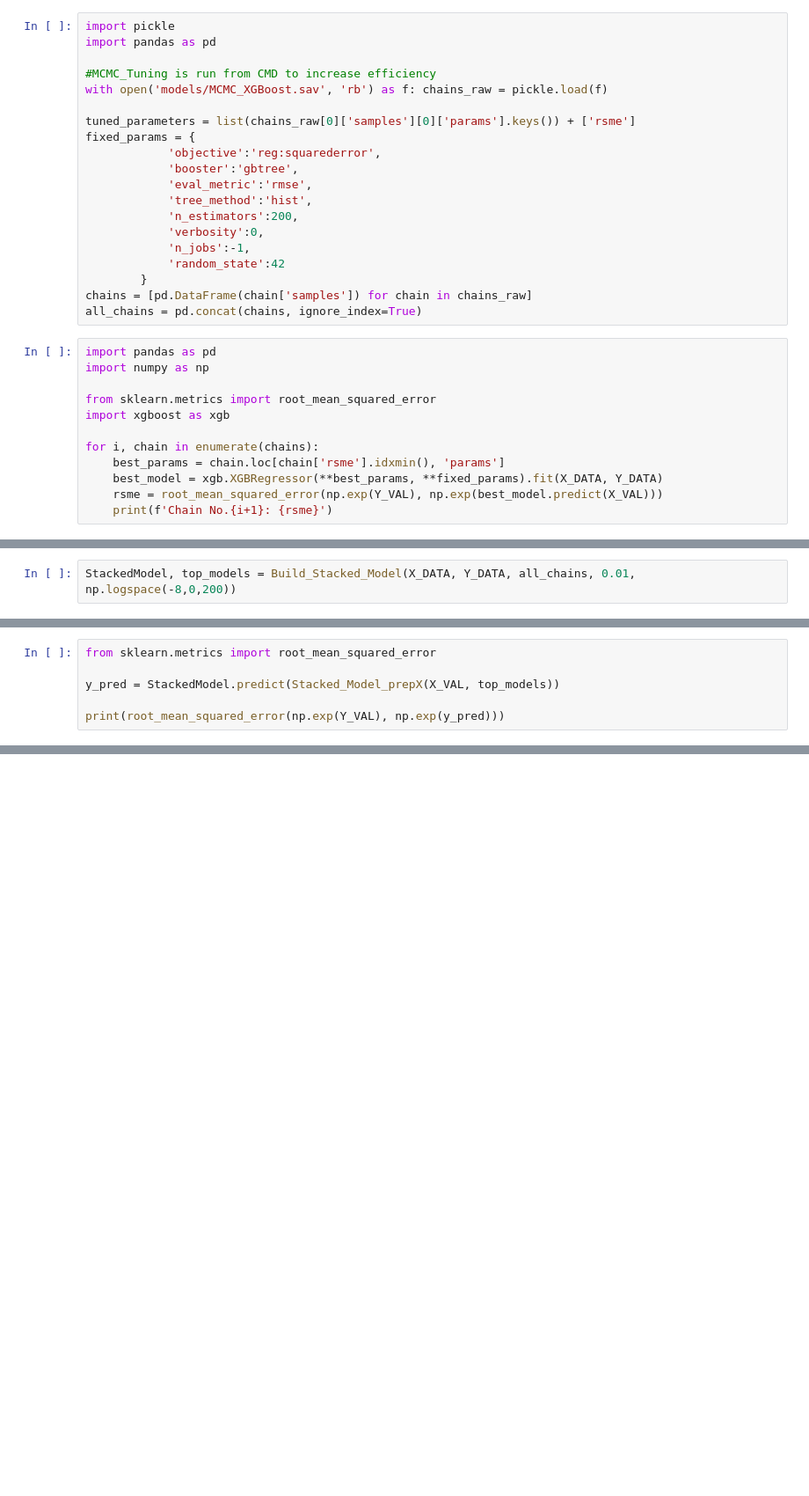
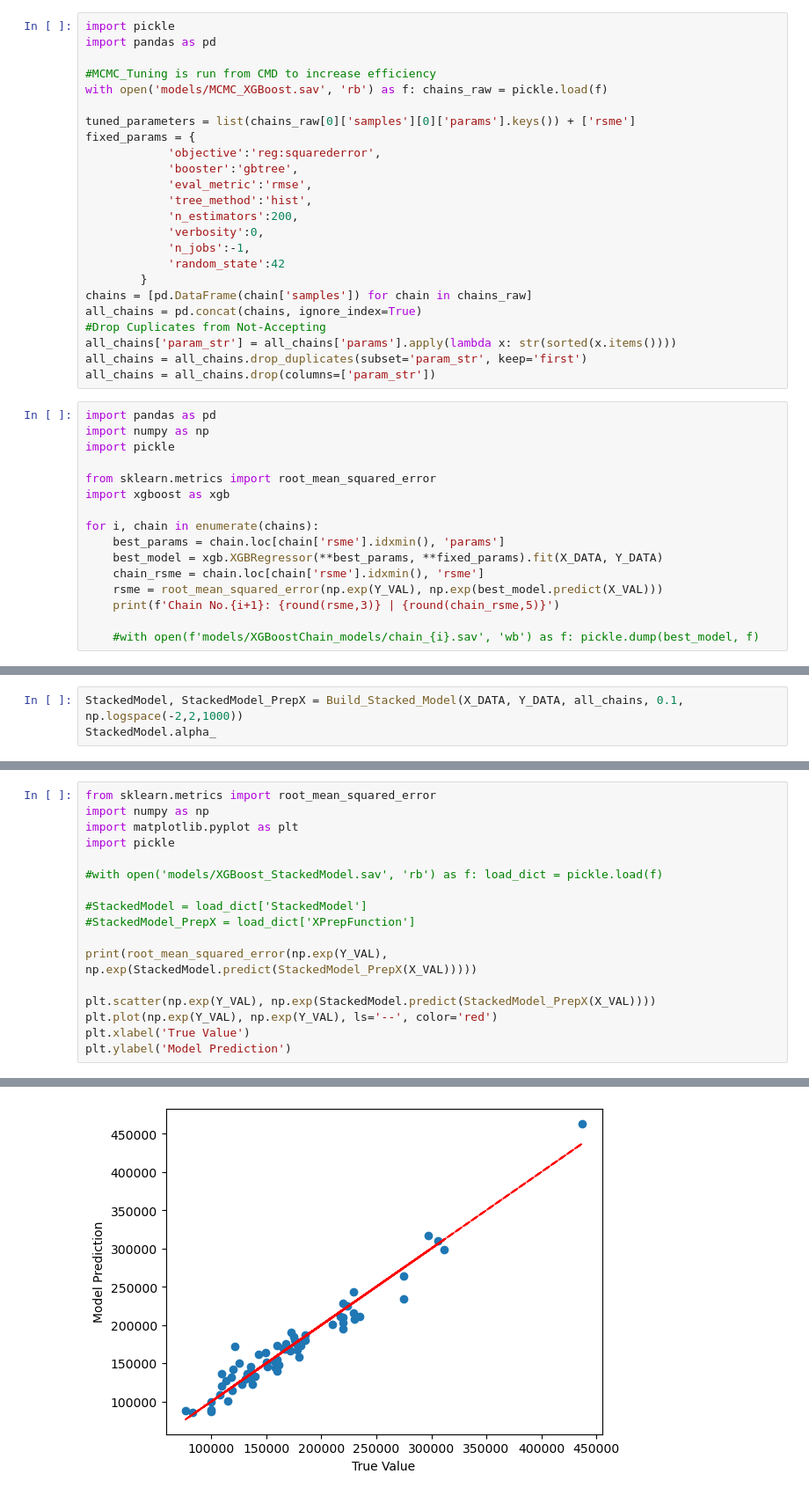
Before and after one commit to Interorm/ECMT3185-NumericalAssignment, a Jupyter notebook: analysis/Trees/GradientBoosting.ipynb, the cells around one changed output, grey strips where cells are left out. Shown at 88% size. Saved outputs shown, nothing was run; the diff lists cells and outputs as text; blank space fills up the shorter version.

```diff
--- a/analysis/Trees/GradientBoosting.ipynb
+++ b/analysis/Trees/GradientBoosting.ipynb
@@ -158,9 +148,14 @@ fixed_params = {
         }
 chains = [pd.DataFrame(chain['samples']) for chain in chains_raw]
 all_chains = pd.concat(chains, ignore_index=True)
+#Drop Cuplicates from Not-Accepting
+all_chains['param_str'] = all_chains['params'].apply(lambda x: str(sorted(x.items())))
+all_chains = all_chains.drop_duplicates(subset='param_str', keep='first')
+all_chains = all_chains.drop(columns=['param_str'])
 # %%
 import pandas as pd
 import numpy as np
+import pickle
 
 from sklearn.metrics import root_mean_squared_error
 import xgboost as xgb
@@ -168,6 +163,9 @@ import xgboost as xgb
 for i, chain in enumerate(chains):
     best_params = chain.loc[chain['rsme'].idxmin(), 'params']
     best_model = xgb.XGBRegressor(**best_params, **fixed_params).fit(X_DATA, Y_DATA)
+    chain_rsme = chain.loc[chain['rsme'].idxmin(), 'rsme']
     rsme = root_mean_squared_error(np.exp(Y_VAL), np.exp(best_model.predict(X_VAL)))
-    print(f'Chain No.{i+1}: {rsme}')
+    print(f'Chain No.{i+1}: {round(rsme,3)} | {round(chain_rsme,5)}')
+
+    #with open(f'models/XGBoostChain_models/chain_{i}.sav', 'wb') as f: pickle.dump(best_model, f)
 # %% [output]
@@ -224,2 +233,3 @@ def Stacked_Model_prepX(X, top_models):
 # %%
-StackedModel, top_models = Build_Stacked_Model(X_DATA, Y_DATA, all_chains, 0.01, np.logspace(-8,0,200))
+StackedModel, StackedModel_PrepX = Build_Stacked_Model(X_DATA, Y_DATA, all_chains, 0.1, np.logspace(-2,2,1000))
+StackedModel.alpha_
@@ -226,7 +244,18 @@ StackedModel, top_models = Build_Stacked_Model(X_DATA, Y_DATA, all_chains, 0.01,
 # %%
 from sklearn.metrics import root_mean_squared_error
+import numpy as np
+import matplotlib.pyplot as plt
+import pickle
 
-y_pred = StackedModel.predict(Stacked_Model_prepX(X_VAL, top_models))
+#with open('models/XGBoost_StackedModel.sav', 'rb') as f: load_dict = pickle.load(f)
 
-print(root_mean_squared_error(np.exp(Y_VAL), np.exp(y_pred)))
+#StackedModel = load_dict['StackedModel']
+#StackedModel_PrepX = load_dict['XPrepFunction']
+
+print(root_mean_squared_error(np.exp(Y_VAL), np.exp(StackedModel.predict(StackedModel_PrepX(X_VAL)))))
+
+plt.scatter(np.exp(Y_VAL), np.exp(StackedModel.predict(StackedModel_PrepX(X_VAL))))
+plt.plot(np.exp(Y_VAL), np.exp(Y_VAL), ls='--', color='red')
+plt.xlabel('True Value')
+plt.ylabel('Model Prediction')
 # %% [output]
@@ -233,0 +264 @@ print(root_mean_squared_error(np.exp(Y_VAL), np.exp(y_pred)))
+[figure, added]
```
Also changed, not shown: parts of 8 cells of this notebook, 19 other files.
